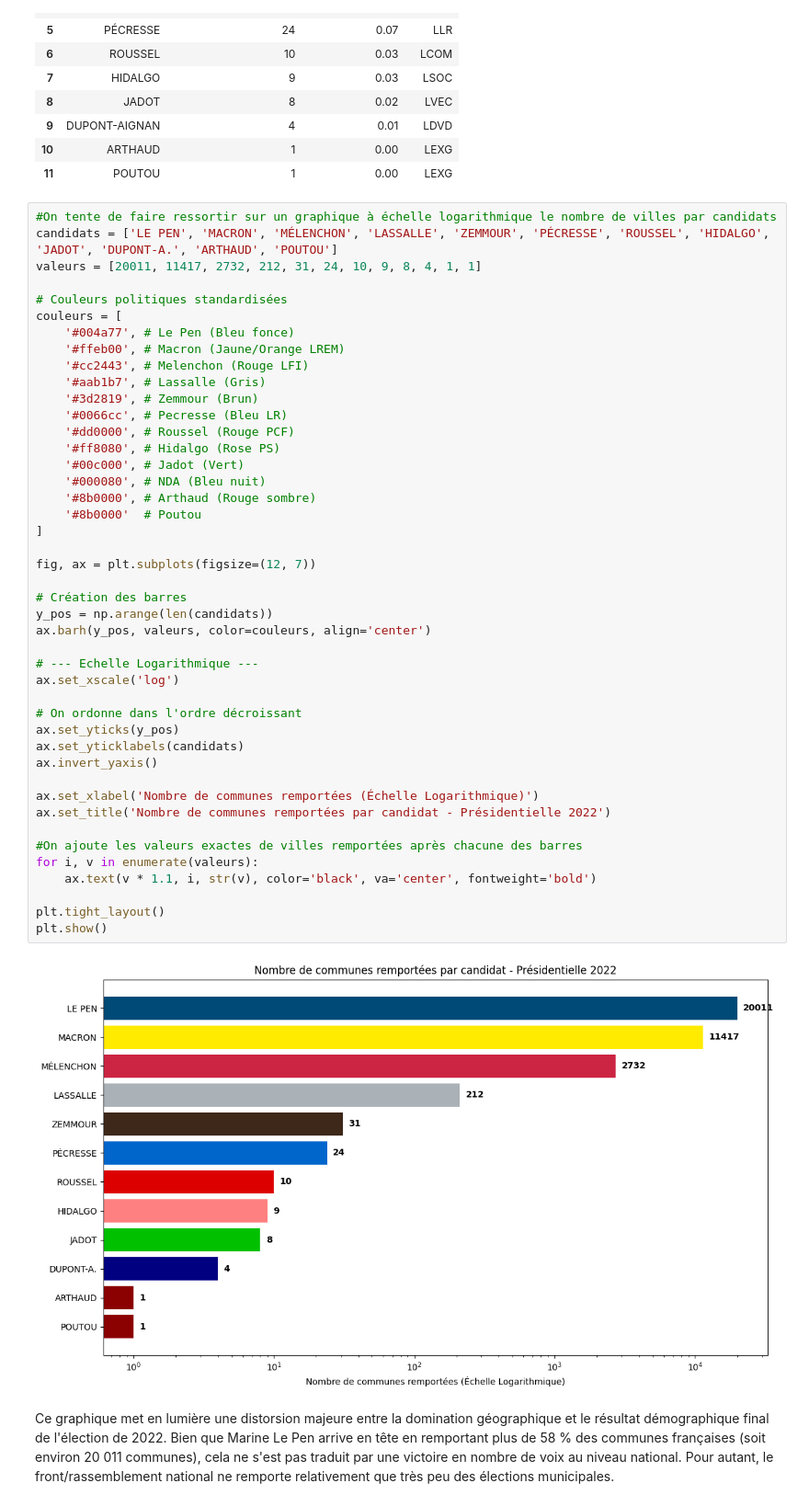
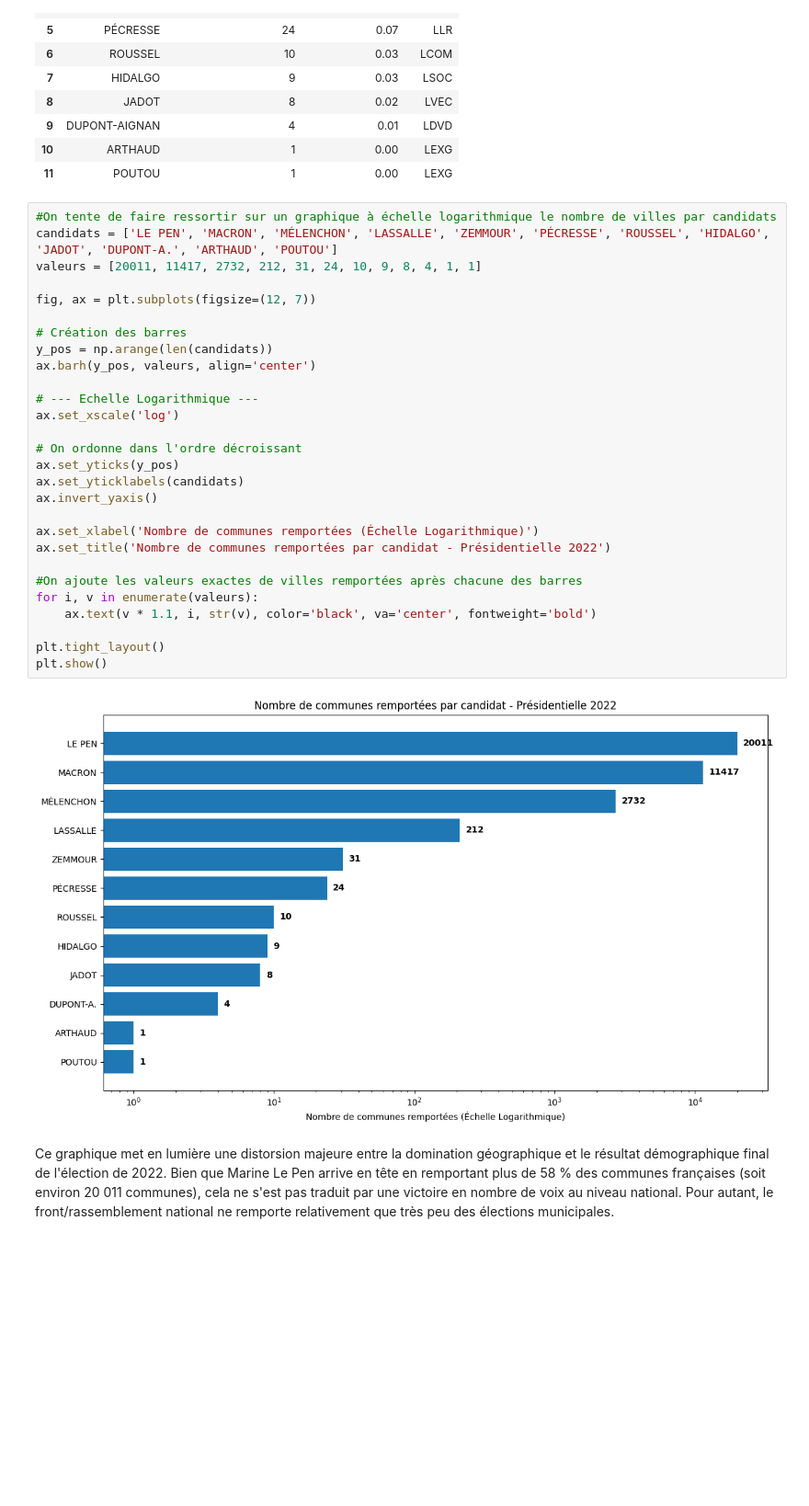
Before and after one commit to romainratajczyk/ENSAE-S1-Python-Project, a Jupyter notebook: Data formatting.ipynb, the cells around one changed output. Shown: that part at 92% size. Saved outputs shown, nothing was run; the diff lists cells and outputs as text; blank space fills up the shorter version.

```diff
--- a/Data formatting.ipynb
+++ b/Data formatting.ipynb
@@ -619,49 +627,33 @@ Total des communes traitées : 34460
 # %%
 #On tente de faire ressortir sur un graphique à échelle logarithmique le nombre de villes par candidats
 candidats = ['LE PEN', 'MACRON', 'MÉLENCHON', 'LASSALLE', 'ZEMMOUR', 'PÉCRESSE', 'ROUSSEL', 'HIDALGO', 'JADOT', 'DUPONT-A.', 'ARTHAUD', 'POUTOU']
 valeurs = [20011, 11417, 2732, 212, 31, 24, 10, 9, 8, 4, 1, 1]
 
-# Couleurs politiques standardisées
-couleurs = [
-    '#004a77', # Le Pen (Bleu fonce)
-    '#ffeb00', # Macron (Jaune/Orange LREM)
-    '#cc2443', # Melenchon (Rouge LFI)
-    '#aab1b7', # Lassalle (Gris)
-    '#3d2819', # Zemmour (Brun)
-    '#0066cc', # Pecresse (Bleu LR)
-    '#dd0000', # Roussel (Rouge PCF)
-    '#ff8080', # Hidalgo (Rose PS)
-    '#00c000', # Jadot (Vert)
-    '#000080', # NDA (Bleu nuit)
-    '#8b0000', # Arthaud (Rouge sombre)
-    '#8b0000'  # Poutou
-]
-
 fig, ax = plt.subplots(figsize=(12, 7))
 
 # Création des barres
 y_pos = np.arange(len(candidats))
-ax.barh(y_pos, valeurs, color=couleurs, align='center')
+ax.barh(y_pos, valeurs, align='center')
 
 # --- Echelle Logarithmique ---
 ax.set_xscale('log')
 
 # On ordonne dans l'ordre décroissant
 ax.set_yticks(y_pos)
 ax.set_yticklabels(candidats)
 ax.invert_yaxis()
 
 ax.set_xlabel('Nombre de communes remportées (Échelle Logarithmique)')
 ax.set_title('Nombre de communes remportées par candidat - Présidentielle 2022')
 
 #On ajoute les valeurs exactes de villes remportées après chacune des barres
 for i, v in enumerate(valeurs):
     ax.text(v * 1.1, i, str(v), color='black', va='center', fontweight='bold')
 
 plt.tight_layout()
 plt.show()
 # %% [output]
-[figure, old version]
+[figure, new version]
 # %% [markdown]
 Ce graphique met en lumière une distorsion majeure entre la domination géographique et le résultat démographique final de l'élection de 2022. Bien que Marine Le Pen arrive en tête en remportant plus de 58 % des communes françaises (soit environ 20 011 communes), cela ne s'est pas traduit par une victoire en nombre de voix au niveau national. Pour autant, le front/rassemblement national ne remporte relativement que très peu des élections municipales.
 # %% [markdown]
```
Also changed, not shown: parts of 10 cells of this notebook, 5 other files.
